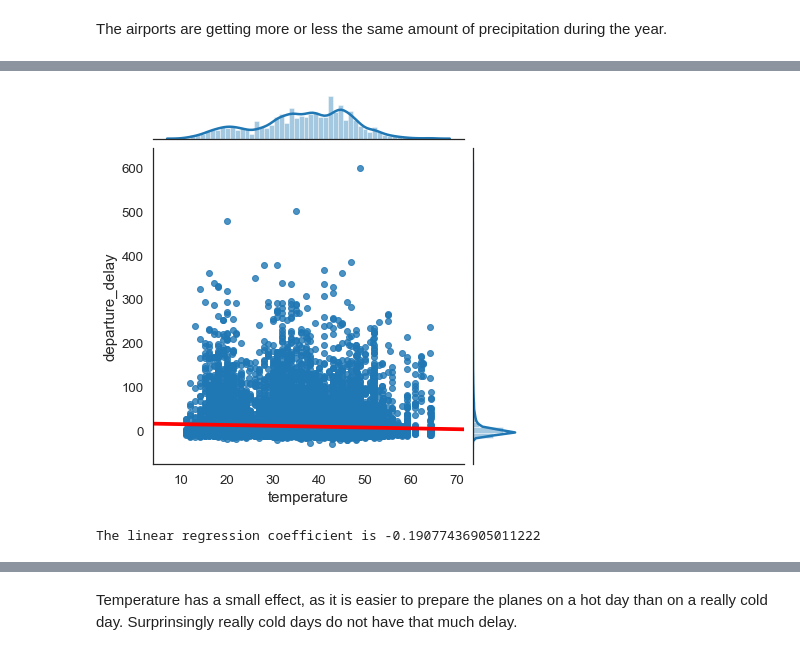
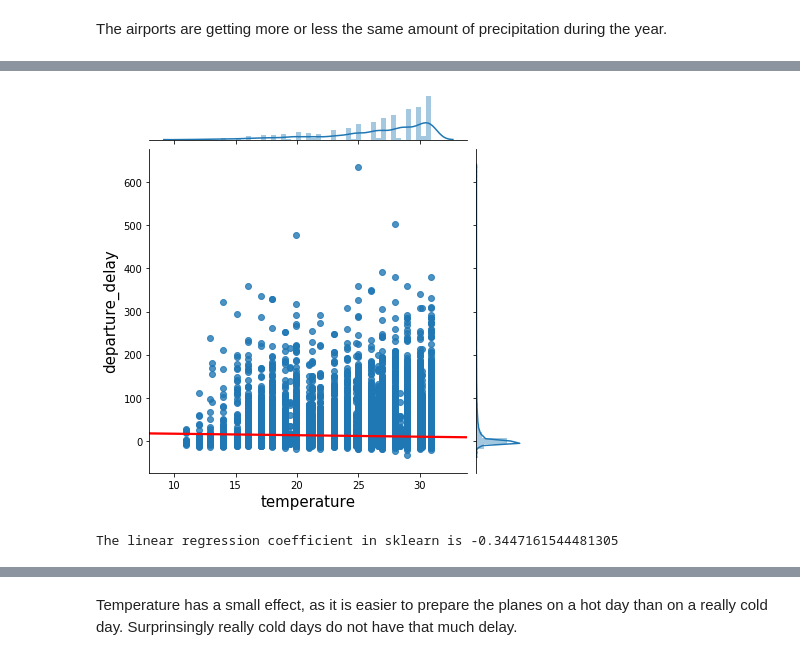
Before and after one commit to mihaihai/flight_data, a Jupyter notebook: A study of flight delays from NY.ipynb, the cells around one changed output, grey strips where cells are left out. Cells and saved outputs as stored; diff of their text form; code cells hidden in the pictures.

```diff
--- a/A study of flight delays from NY.ipynb
+++ b/A study of flight delays from NY.ipynb
@@ -621,3 +631,6 @@ scatter_by_airport("month_day", "precipitation")
 [figure]
 # %% [markdown]
 The airports are getting more or less the same amount of precipitation during the year.
+# %%
+temperature = working[working["temperature"]>0]
+plot_linear_regr(temperature, "temperature", "departure_delay") #temperature > 0 to eliminate the data I filled in at the beginning
@@ -624,5 +640,5 @@ The airports are getting more or less the same amount of precipitation during th
 # %%
-plot_linear_regr(working, "temperature", "departure_delay")
+plot_linear_regr(temperature[temperature["temperature"]<32], "temperature", "departure_delay")
 # %% [output]
-[figure, old version]
+[figure, new version]
-The linear regression coefficient is -0.19077436905011222
+The linear regression coefficient in sklearn is -0.3447161544481305
```
Also changed, not shown: parts of 11 cells of this notebook.
